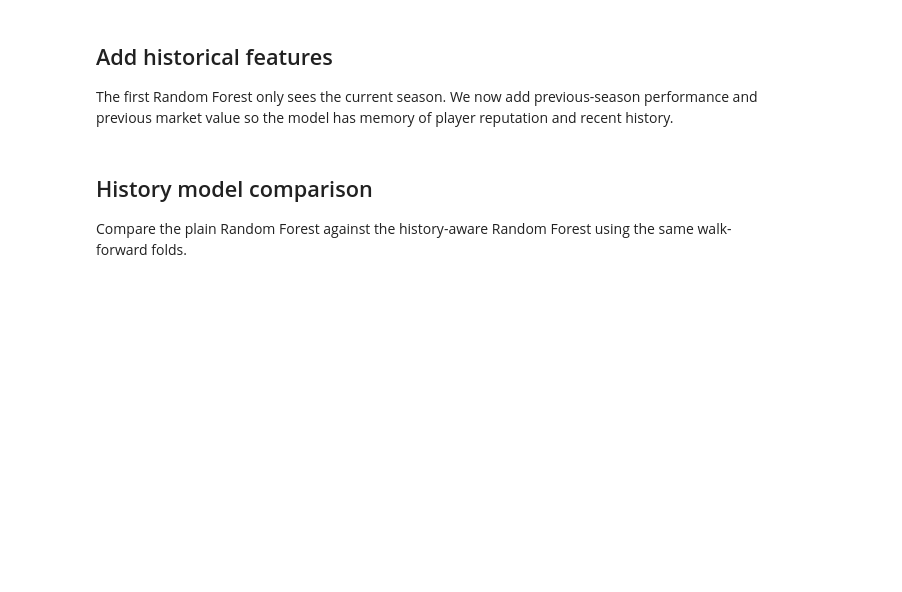
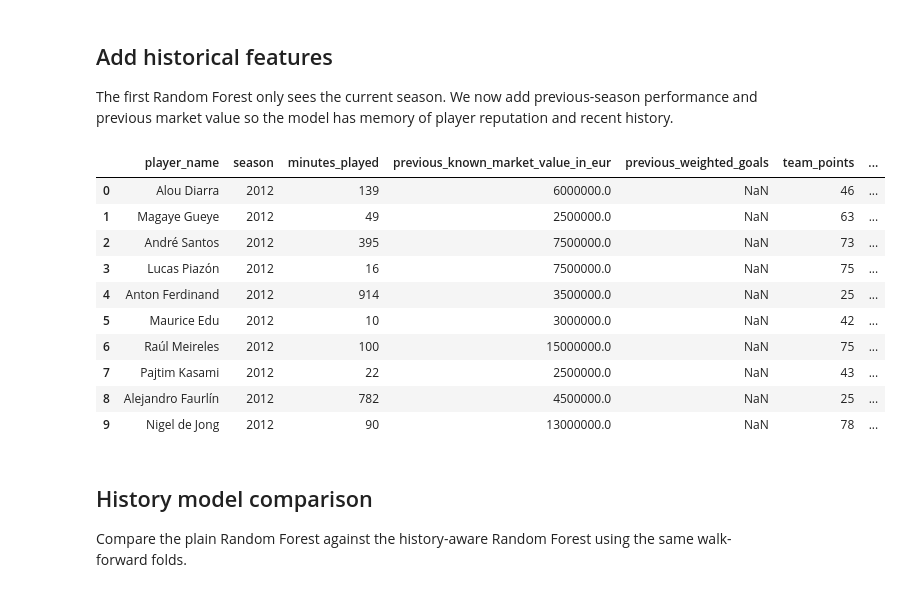
Before and after one commit to Nxjiii/prem-ai-valuation, a Jupyter notebook: notebooks/03_nonlinear_model.ipynb, the cells around one changed output. Cells and saved outputs as stored; diff of their text form; code cells hidden in the pictures; blank space fills up the shorter version.

```diff
--- a/notebooks/03_nonlinear_model.ipynb
+++ b/notebooks/03_nonlinear_model.ipynb
@@ -197,32 +247,58 @@ The first Random Forest only sees the current season. We now add previous-season
 # %%
 model_data_with_history = add_previous_season_features(model_data)
 model_data_with_history = add_preseason_market_values(
     model_data_with_history,
     valuations,
 )
+
+appearances = load_appearances()
+games = load_games()
+competitions = load_competitions()
+
 appearance_history = build_weighted_appearance_history(
-    load_appearances(),
-    load_games(),
-    load_competitions(),
+    appearances,
+    games,
+    competitions,
 )
 model_data_with_weighted_history = add_weighted_previous_history(
     model_data_with_history,
     appearance_history,
 )
 
-model_data_with_weighted_history[
+team_context = build_team_season_context(games)
+player_season_clubs = build_player_season_clubs(appearances, games)
+model_data_with_team_context = add_team_context_features(
+    model_data_with_weighted_history,
+    player_season_clubs,
+    team_context,
+)
+
+model_data_with_team_context[
     [
         "player_name",
         "season",
         "minutes_played",
-        "previous_minutes_played",
         "previous_known_market_value_in_eur",
-        "previous_all_minutes",
         "previous_weighted_goals",
+        "team_points",
+        "team_final_position",
+        "team_won_league",
+        "player_minutes_share",
         TARGET,
-        "previous_market_value_in_eur",
     ]
 ].head(10)
+# %% [output]
+|  | player_name | season | minutes_played | previous_known_market_value_in_eur | previous_weighted_goals | team_points | ... |
+| 0 | Alou Diarra | 2012 | 139 | 6000000.0 | NaN | 46 | ... |
+| 1 | Magaye Gueye | 2012 | 49 | 2500000.0 | NaN | 63 | ... |
+| 2 | André Santos | 2012 | 395 | 7500000.0 | NaN | 73 | ... |
+| 3 | Lucas Piazón | 2012 | 16 | 7500000.0 | NaN | 75 | ... |
+| 4 | Anton Ferdinand | 2012 | 914 | 3500000.0 | NaN | 25 | ... |
+| 5 | Maurice Edu | 2012 | 10 | 3000000.0 | NaN | 42 | ... |
+| 6 | Raúl Meireles | 2012 | 100 | 15000000.0 | NaN | 75 | ... |
+| 7 | Pajtim Kasami | 2012 | 22 | 2500000.0 | NaN | 43 | ... |
+| 8 | Alejandro Faurlín | 2012 | 782 | 4500000.0 | NaN | 25 | ... |
+| 9 | Nigel de Jong | 2012 | 90 | 13000000.0 | NaN | 78 | ... |
 # %% [markdown]
 ## History model comparison
 
```
Also changed, not shown: parts of 23 cells of this notebook, 4 other files.
